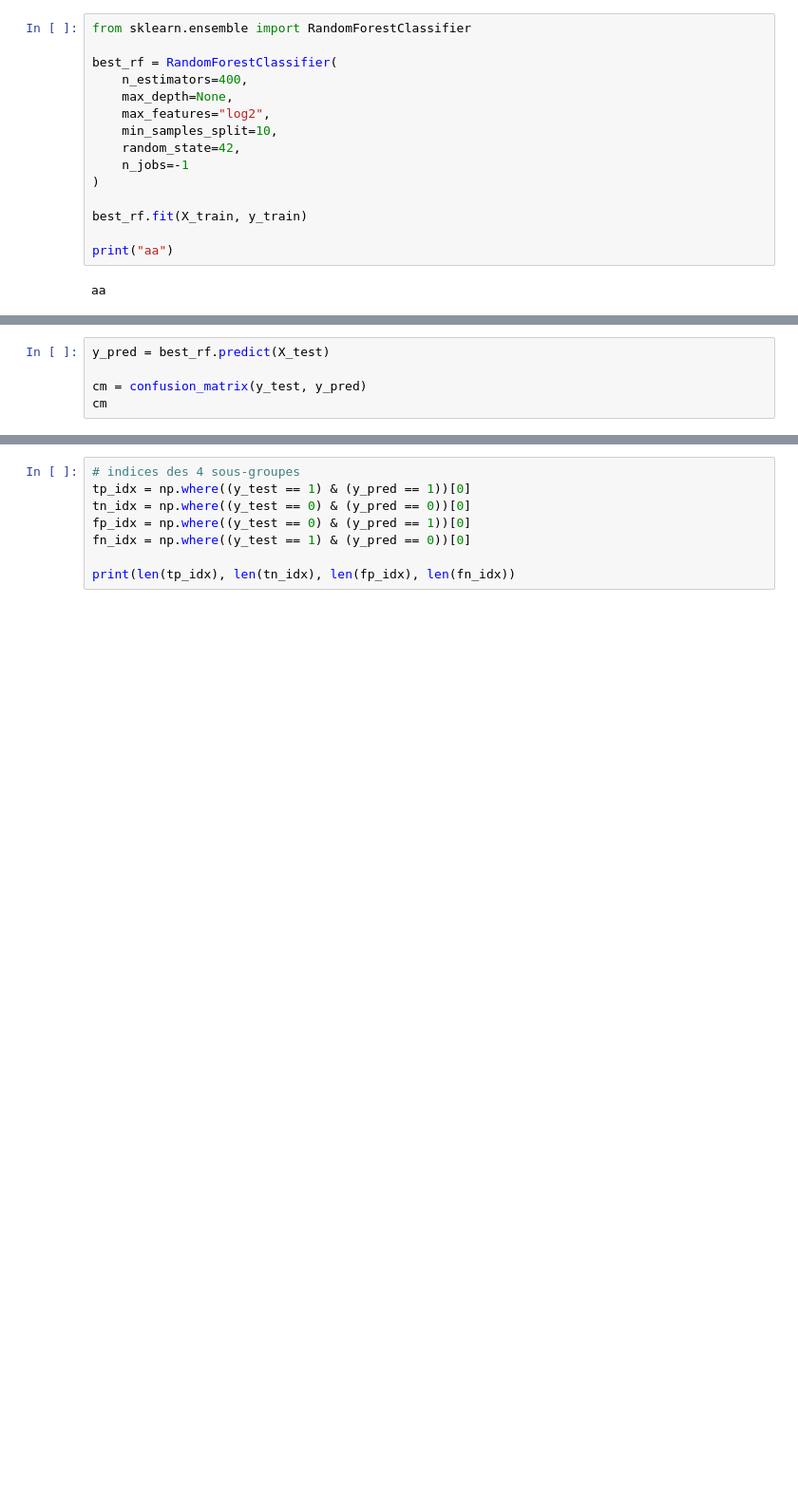
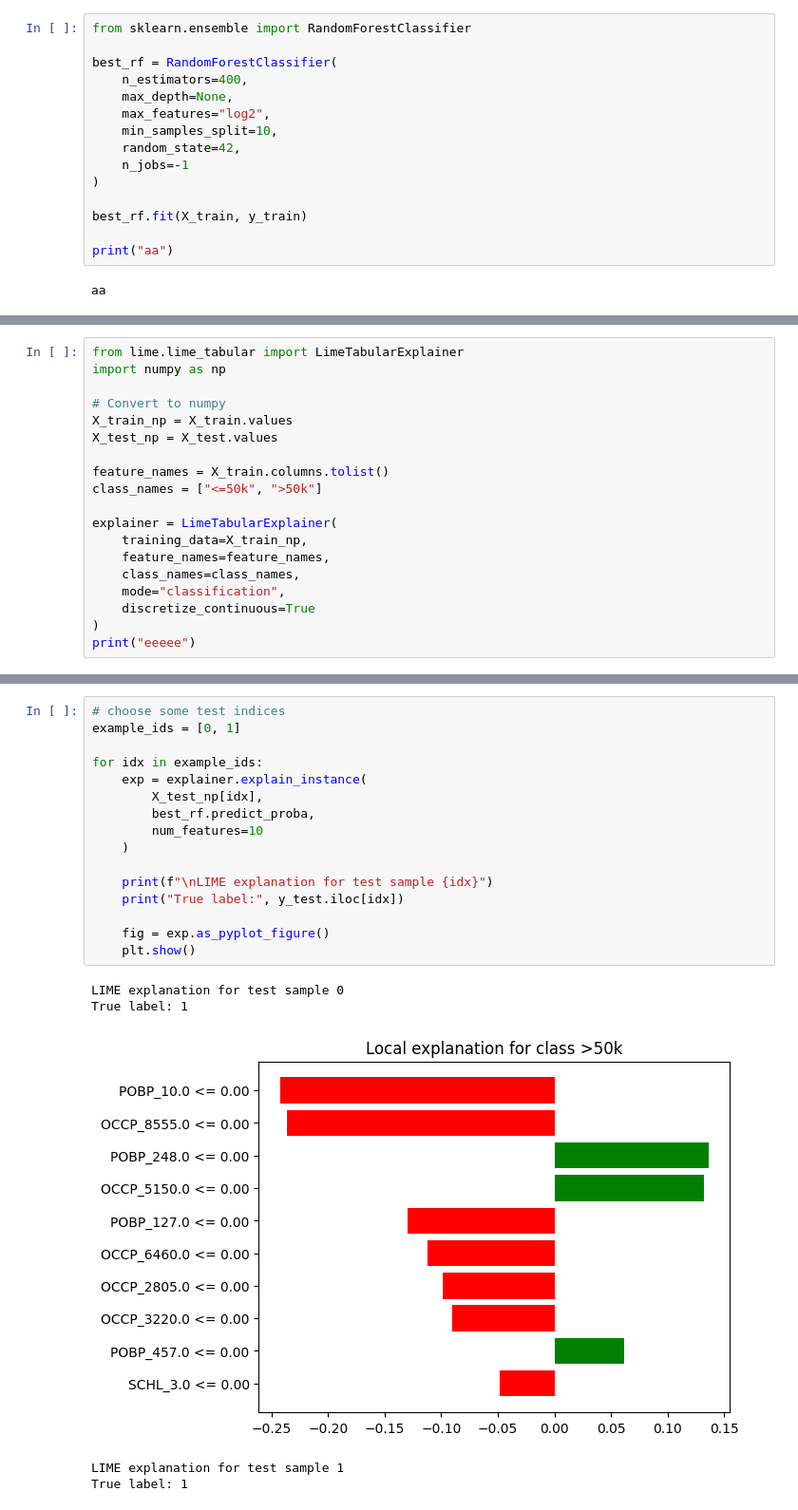
Before and after one commit to mateobwe/insa-5a-analyse-descriptive, a Jupyter notebook: analyse.ipynb, the cells around one changed output, grey strips where cells are left out. Shown at 95% size. Drawn from its saved outputs; the diff is of its cells as text; blank space fills up the shorter version.

```diff
--- a/analyse.ipynb
+++ b/analyse.ipynb
@@ -797,5 +797,19 @@ plt.show()
 # %%
-y_pred = best_rf.predict(X_test)
+from lime.lime_tabular import LimeTabularExplainer
+import numpy as np
 
-cm = confusion_matrix(y_test, y_pred)
-cm
+# Convert to numpy
+X_train_np = X_train.values
+X_test_np = X_test.values
+
+feature_names = X_train.columns.tolist()
+class_names = ["<=50k", ">50k"]
+
+explainer = LimeTabularExplainer(
+    training_data=X_train_np,
+    feature_names=feature_names,
+    class_names=class_names,
+    mode="classification",
+    discretize_continuous=True
+)
+print("eeeee")
@@ -802,8 +818,22 @@ cm
 # %%
-# indices des 4 sous-groupes
-tp_idx = np.where((y_test == 1) & (y_pred == 1))[0]
-tn_idx = np.where((y_test == 0) & (y_pred == 0))[0]
-fp_idx = np.where((y_test == 0) & (y_pred == 1))[0]
-fn_idx = np.where((y_test == 1) & (y_pred == 0))[0]
+# choose some test indices
+example_ids = [0, 1]
 
-print(len(tp_idx), len(tn_idx), len(fp_idx), len(fn_idx))
+for idx in example_ids:
+    exp = explainer.explain_instance(
+        X_test_np[idx],
+        best_rf.predict_proba,
+        num_features=10
+    )
+
+    print(f"\nLIME explanation for test sample {idx}")
+    print("True label:", y_test.iloc[idx])
+
+    fig = exp.as_pyplot_figure()
+    plt.show()
+# %% [output]
+LIME explanation for test sample 0
+True label: 1
+[figure, added]
+LIME explanation for test sample 1
+True label: 1
```
Also changed, not shown: parts of 13 cells of this notebook, 2 other files.
